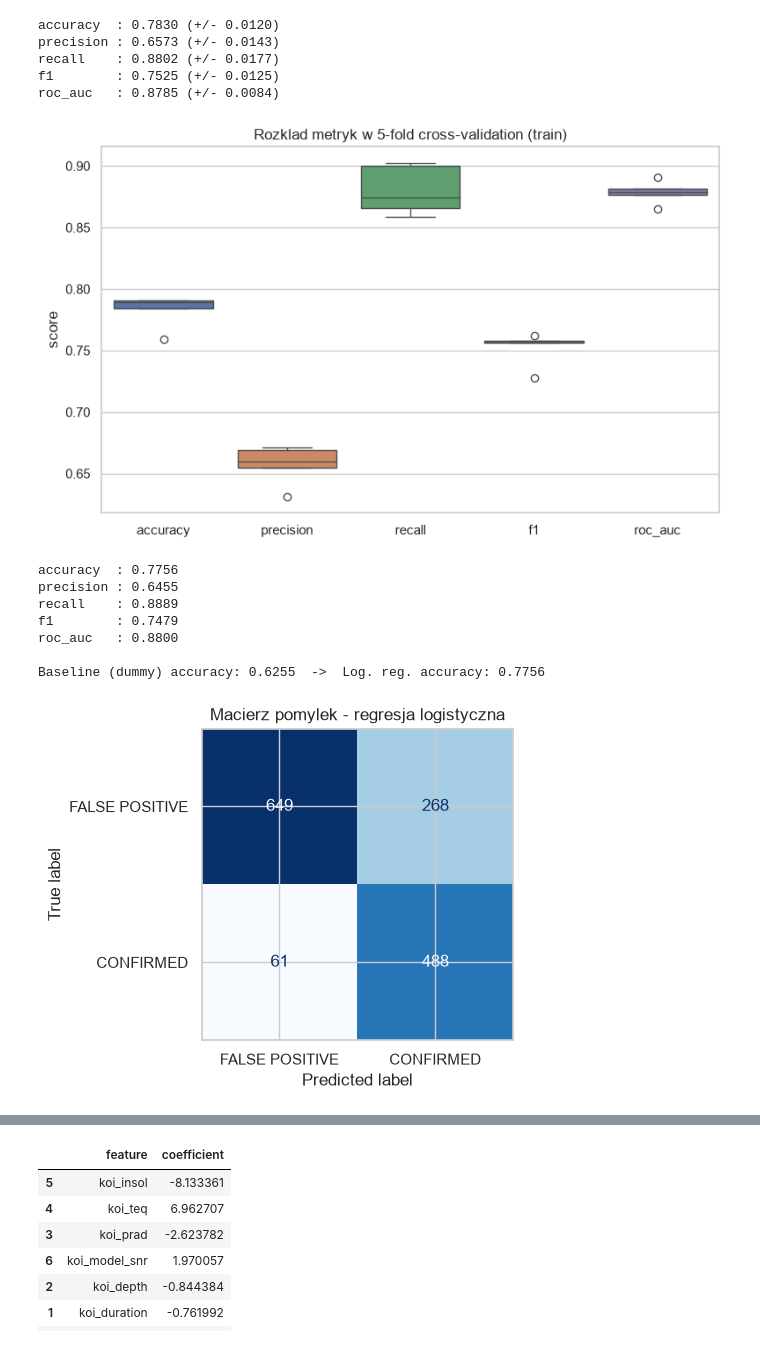
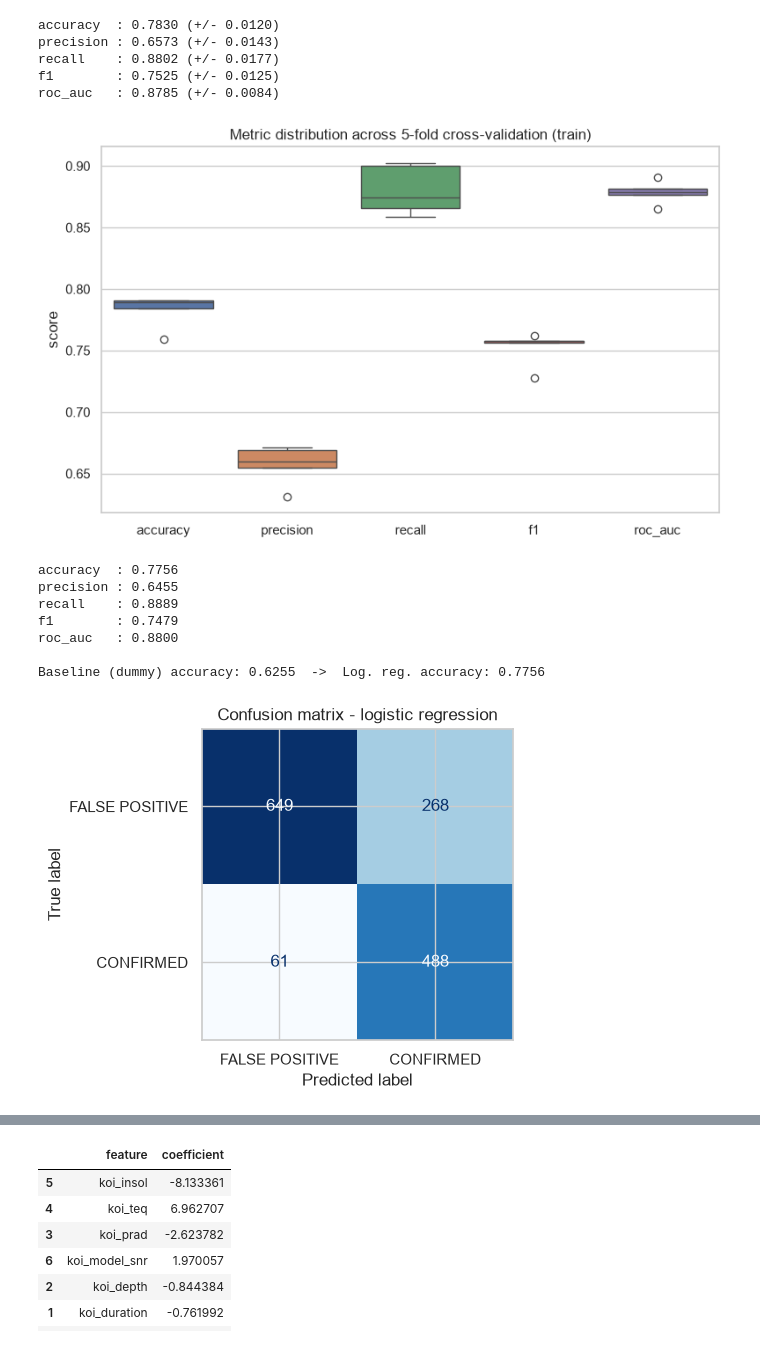
Before and after one commit to Kndrxik/exoplanet-classification, a Jupyter notebook: notebooks/04_logistic_regression.ipynb, the cells around one changed output, grey strips where cells are left out. Drawn from its saved outputs; the diff is of its cells as text; code cells hidden in the pictures.

```diff
--- a/notebooks/04_logistic_regression.ipynb
+++ b/notebooks/04_logistic_regression.ipynb
@@ -67,15 +67,15 @@ roc_auc   : 0.8785 (+/- 0.0084)
 # %%
 cv_df = pd.DataFrame(cv_scores)
 cv_df.index = [f"fold_{i+1}" for i in range(len(cv_df))]
 
 plt.figure(figsize=(8, 5))
 sns.boxplot(data=cv_df)
-plt.title("Rozklad metryk w 5-fold cross-validation (train)")
+plt.title("Metric distribution across 5-fold cross-validation (train)")
 plt.ylabel("score")
 plt.tight_layout()
 plt.show()
 # %% [output]
-[figure, old version]
+[figure, new version]
 # %%
 y_pred = log_reg.predict(X_test)
 y_proba = log_reg.predict_proba(X_test)[:, 1]
@@ -106,11 +106,11 @@ cm = confusion_matrix(y_test, y_pred)
 fig, ax = plt.subplots(figsize=(5, 5))
 disp = ConfusionMatrixDisplay(confusion_matrix=cm, display_labels=["FALSE POSITIVE", "CONFIRMED"])
 disp.plot(ax=ax, cmap="Blues", colorbar=False)
-plt.title("Macierz pomylek - regresja logistyczna")
+plt.title("Confusion matrix - logistic regression")
 plt.tight_layout()
 plt.show()
 # %% [output]
-[figure, old version]
+[figure, new version]
 # %%
 fig, ax = plt.subplots(figsize=(6, 6))
 RocCurveDisplay.from_predictions(y_test, y_proba, ax=ax, name="Logistic Regression")
```
Also changed, not shown: parts of 3 cells of this notebook.
